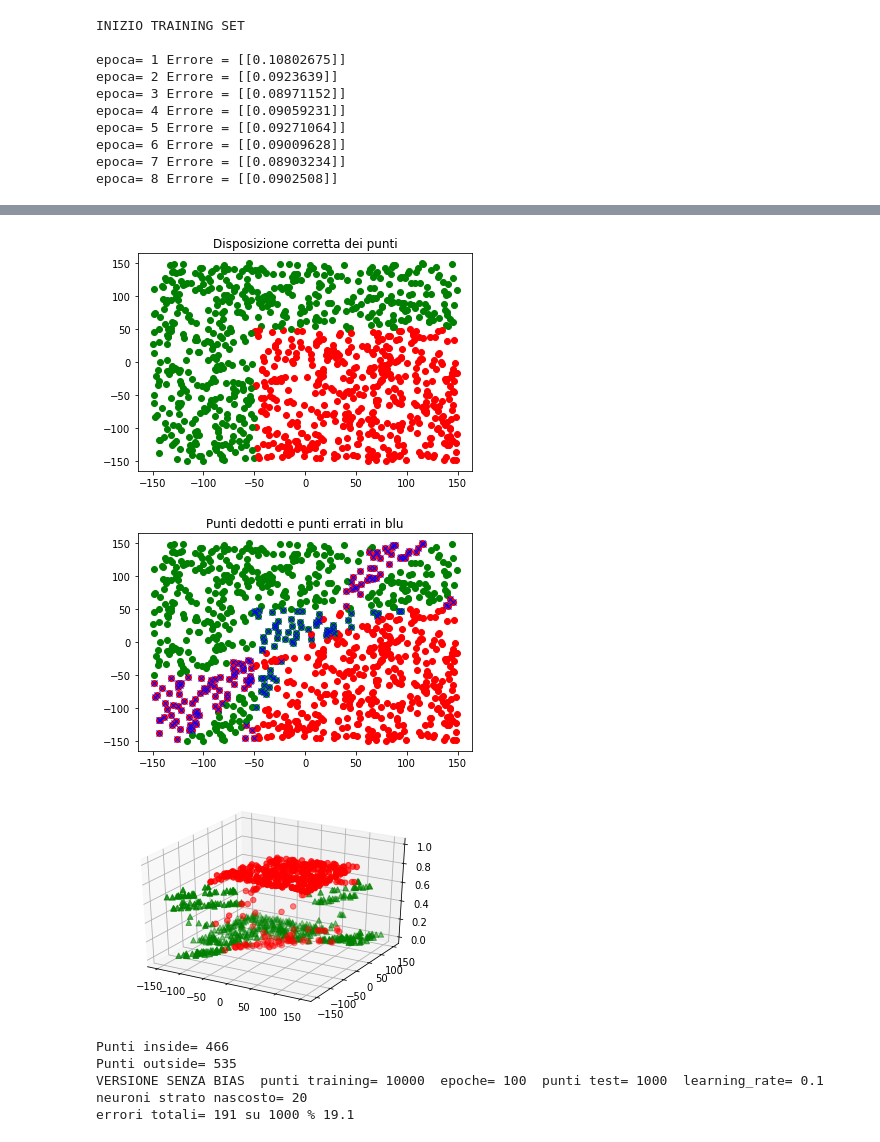
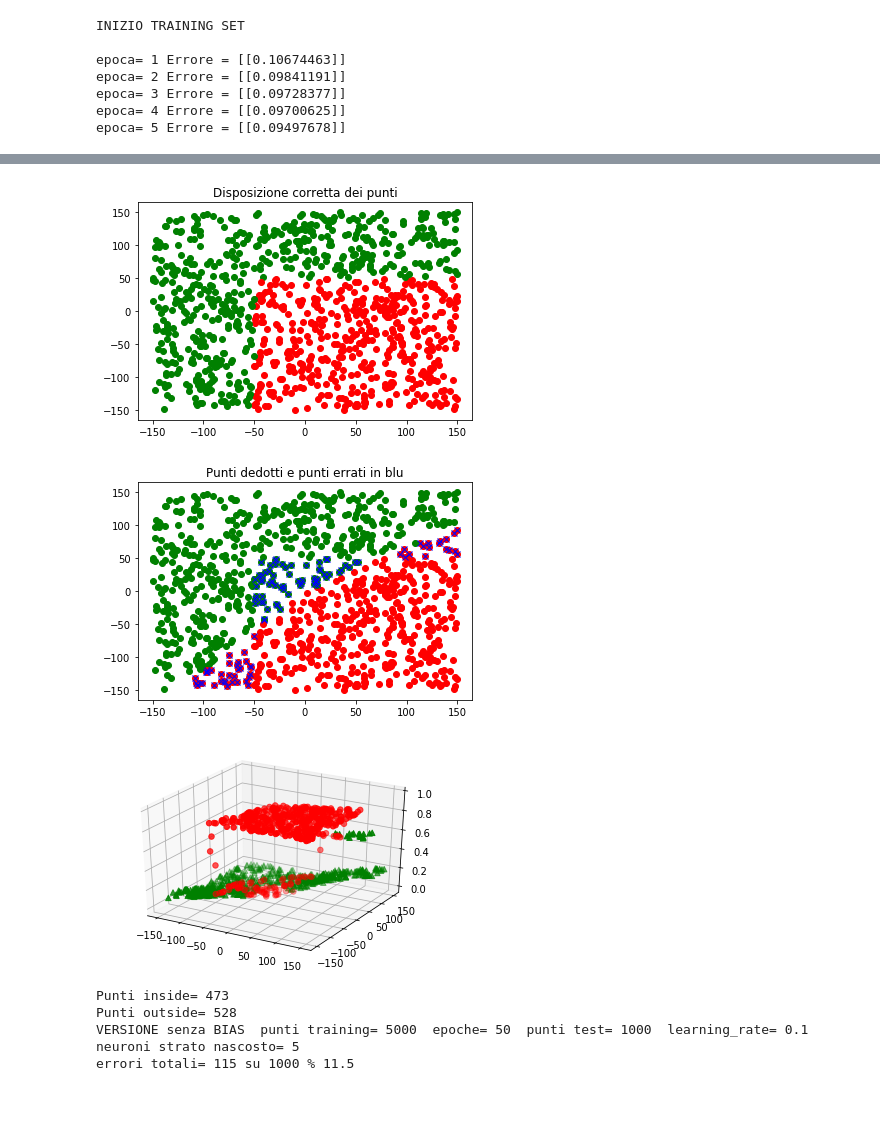
Before and after one commit to stefanoridolfi/Coding_ML, a Jupyter notebook: 2_level__con_Bias.ipynb, the cells around one changed output, grey strips where cells are left out. Drawn from its saved outputs; the diff is of its cells as text; code cells hidden in the pictures; blank space fills up the shorter version.

```diff
--- a/2_level__con_Bias.ipynb
+++ b/2_level__con_Bias.ipynb
@@ -4,7 +4,7 @@
 
 
 
-commento="VERSIONE con BIAS"
+commento="VERSIONE senza BIAS"
 import matplotlib.pyplot as plt
 import random
 import numpy as np
@@ -61,8 +61,8 @@ xb=50
 ya=-50
 yb=50
 learning_rate=0.1
-n=10000
-hid=20
+n=5000
+hid=5
 training_set=[]
 # Set di trainig formato da n punti
 ListaPunti= generaPunti(n)
@@ -71,16 +71,29 @@ for punto in ListaPunti:
 # punto[2] è la posizione corretta del punto, che vale 1 se è all'interno del quadrato e 0 se è fuori il quadrato
 #print(training_set)
 
-# Creo la matrice Wih, hid x2, i cui elementi sono i pesi. I pesi hanno un valore uniformenente distrubuito da 0 a 1
-Wih=1*np.random.random((hid,3))-0
-# Creo la matrice Who, 1xhid, i cui elementi sono i pesi. I pesi hanno un valore uniformenente distrubuito da 0 a 1
-Who=1*np.random.random((1,hid))-0
+# Creo la matrice Wih, hid x2, i cui elementi sono i pesi. I pesi hanno un valore con distrubuzione gaussiano vm==0 e varianza=1
+Wih=np.random.randn(hid,2)
+# Creo la matrice Who, 1xhid, i cui elementi sono i pesi. I pesi hanno un valore distrubuzione gaussiano vm==0 e varianza=1
+Who=np.random.randn(1,hid)
 # per vedere le dimensioni di un array in comando è :array.shape, esempio Wih.shape
 # Inizializzo i valori dell'input con una lista. X=(x1,x2).
 
+# Creo il vettore BIAS del livello input, il vettore ha dimensioni (2x1)
+b1=[]
+for t in range(0,2):
+  b1.append(1)
+b1=np.array(b1)
+b1=b1.reshape(2,1)
+
+#Creo il vettore BIAS del livello nascosto, il vettore ha dimensioni (hid x 1)
+b2=[]
+for t in range(0,hid):
+  b2.append(1)
+b2=np.array(b2)
+b2=b2.reshape(hid,1)
 ###############TRAINING################################
 print("INIZIO TRAINING SET\n")
-epoche=100
+epoche=50
 Epo=[]
 Err_y=[]
 
@@ -88,16 +101,16 @@ for e in range(1,epoche):
   Err=0
   Err_rel=0
   for punto in training_set:
-    X=(punto[0],punto[1],1)
+    X=(punto[0],punto[1])
 # lo devo trasformare in un array altrimenti non posso fare operazioni vettoriali
     X=np.array(X)
-    X=X.reshape(3,1)
+    X=X.reshape(2,1)
 
 
 
 #calcolo Y=Wih.dot.X
     Y=np.dot(Wih,X)
-    np.put(Y,(Y.shape[0]-1),[1])
+
 
 #calcolo Y_act che è il vettore Y a cui ho applicato la funzione di attivazione
     Y_act=activation_function(Y)
@@ -153,9 +166,9 @@ plt.show()
 # Grafico punti dedotti da rete neurale
 errori_tot=0
 for punto in test_set:
-   X=(punto[0],punto[1],1)
+   X=(punto[0],punto[1])
    X=np.array(X)
-   X=X.reshape(3,1)
+   X=X.reshape(2,1)
    Y=np.dot(Wih,X)
    Y_act=activation_function(Y)
    Z=np.dot(Who,Y_act)
@@ -174,7 +187,7 @@ Zgraph_out=[]
 
 errori_tot=0
 for punto in test_set:
-   X=(punto[0],punto[1],1)
+   X=(punto[0],punto[1])
    if posizione(punto,xa,xb,ya,yb)[0]==1:
      Px_in.append(punto[0])
      Py_in.append(punto[1])
@@ -185,7 +198,7 @@ for punto in test_set:
 
 
    X=np.array(X)
-   X=X.reshape(3,1)
+   X=X.reshape(2,1)
    Y=np.dot(Wih,X)
    Y_act=activation_function(Y)
    Z=np.dot(Who,Y_act)
@@ -247,11 +260,8 @@ plt.show()
 # %% [output]
 INIZIO TRAINING SET
 
-epoca= 1 Errore = [[0.10802675]]
-epoca= 2 Errore = [[0.0923639]]
-epoca= 3 Errore = [[0.08971152]]
-epoca= 4 Errore = [[0.09059231]]
-epoca= 5 Errore = [[0.09271064]]
-epoca= 6 Errore = [[0.09009628]]
-epoca= 7 Errore = [[0.08903234]]
-epoca= 8 Errore = [[0.0902508]]
+epoca= 1 Errore = [[0.10674463]]
+epoca= 2 Errore = [[0.09841191]]
+epoca= 3 Errore = [[0.09728377]]
+epoca= 4 Errore = [[0.09700625]]
+epoca= 5 Errore = [[0.09497678]]
@@ -274,8 +284,8 @@ epoca= 99 Errore = [[0.08589451]]
 INIZIO TEST
-[figure, old version]
+[figure, new version]
-[figure, old version]
+[figure, new version]
-[figure, old version]
+[figure, new version]
-Punti inside= 466
-Punti outside= 535
-VERSIONE SENZA BIAS  punti training= 10000  epoche= 100  punti test= 1000  learning_rate= 0.1  neuroni strato nascosto= 20
-errori totali= 191 su 1000 % 19.1
+Punti inside= 473
+Punti outside= 528
+VERSIONE senza BIAS  punti training= 5000  epoche= 50  punti test= 1000  learning_rate= 0.1  neuroni strato nascosto= 5
+errori totali= 115 su 1000 % 11.5
```
Also changed, not shown: parts of 1 cell of this notebook.
